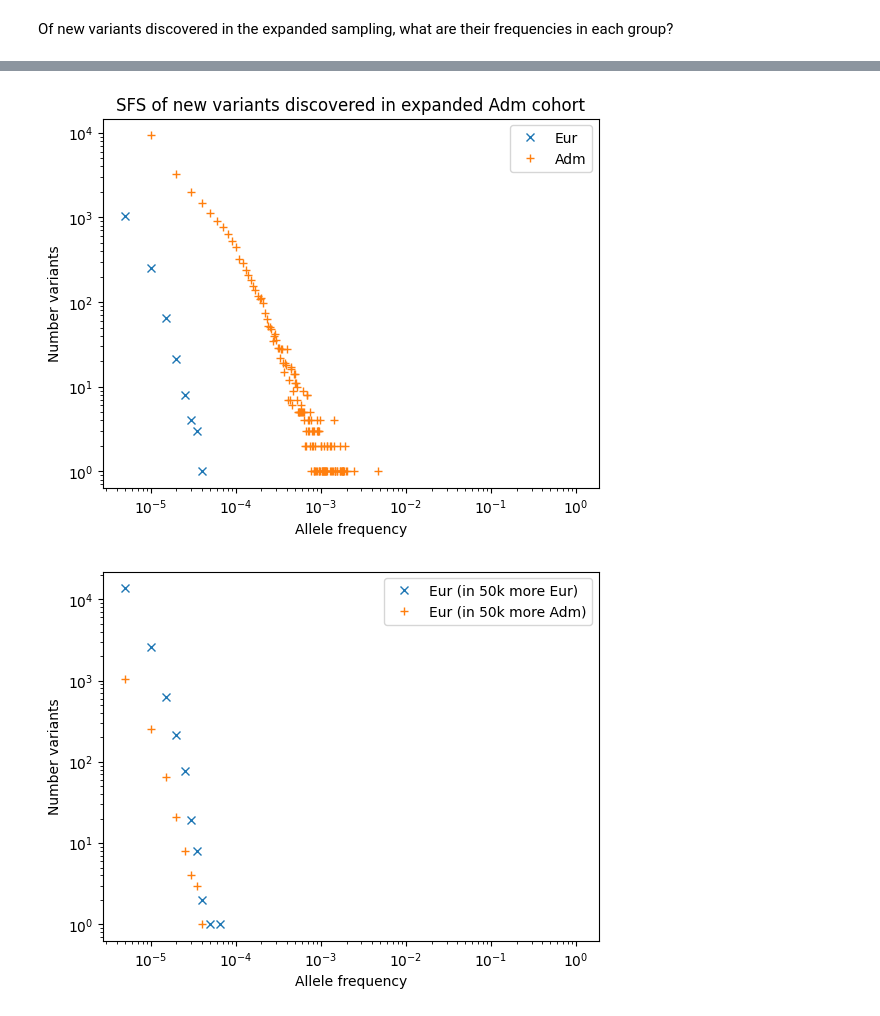
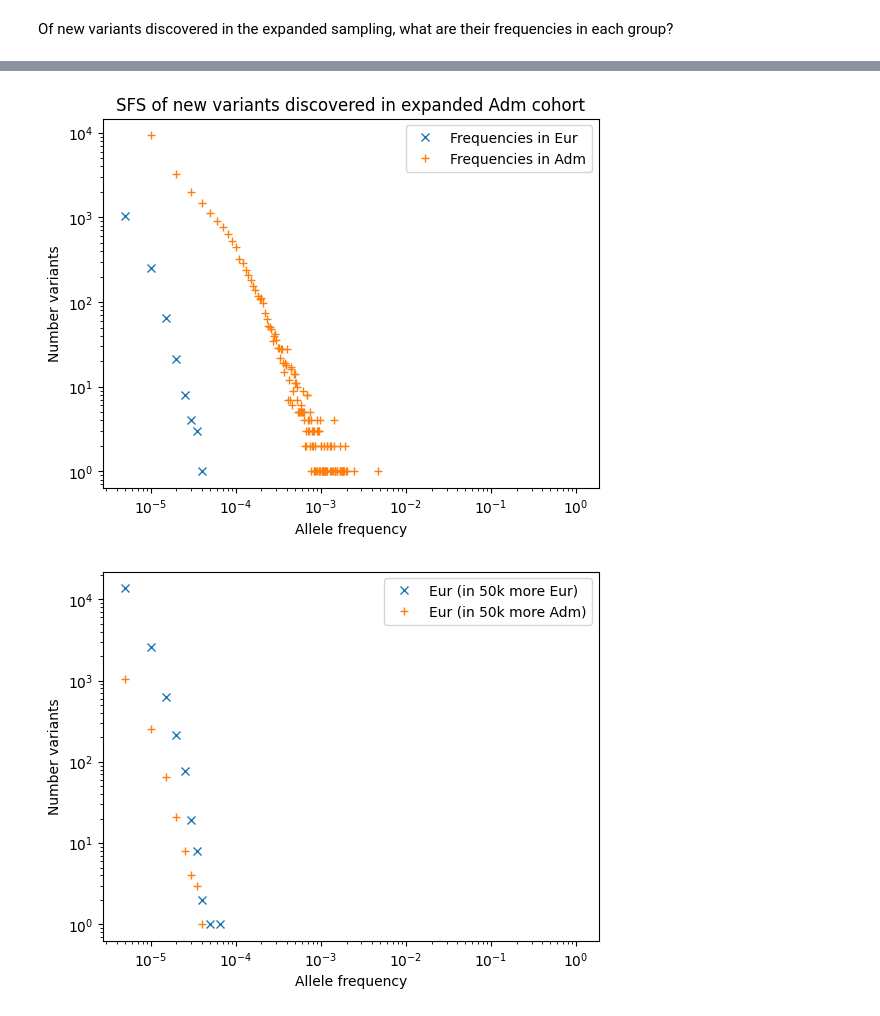
Before and after one commit to apragsdale/variant-discovery, a Jupyter notebook: variant-discovery.ipynb, the cells around one changed output, grey strips where cells are left out. Saved outputs shown, nothing was run; the diff lists cells and outputs as text; code cells hidden in the pictures.

```diff
--- a/variant-discovery.ipynb
+++ b/variant-discovery.ipynb
@@ -242,14 +242,14 @@ plt.ylabel("Number variants");
 # %%
-plt.plot(np.linspace(0, 1, 200001)[1:-1], fs2_eur[1:-1], "x", label="Eur")
-plt.plot(np.linspace(0, 1, 100001)[1:-1], fs2_adm[1:-1], "+", label="Adm")
+plt.plot(np.linspace(0, 1, 200001)[1:-1], fs2_eur[1:-1], "x", label="Frequencies in Eur")
+plt.plot(np.linspace(0, 1, 100001)[1:-1], fs2_adm[1:-1], "+", label="Frequencies in Adm")
 plt.yscale("log")
 plt.xscale("log")
 plt.legend()
 plt.title("SFS of new variants discovered in expanded Adm cohort")
 plt.xlabel("Allele frequency")
 plt.ylabel("Number variants");
 # %% [output]
-[figure, old version]
+[figure, new version]
 # %%
 plt.plot(np.linspace(0, 1, 200001)[1:-1], fs1_eur[1:-1], "x", label="Eur (in 50k more Eur)")
 plt.plot(np.linspace(0, 1, 200001)[1:-1], fs2_eur[1:-1], "+", label="Eur (in 50k more Adm)")
```
Also changed, not shown: parts of 8 cells of this notebook, 1 other file.
